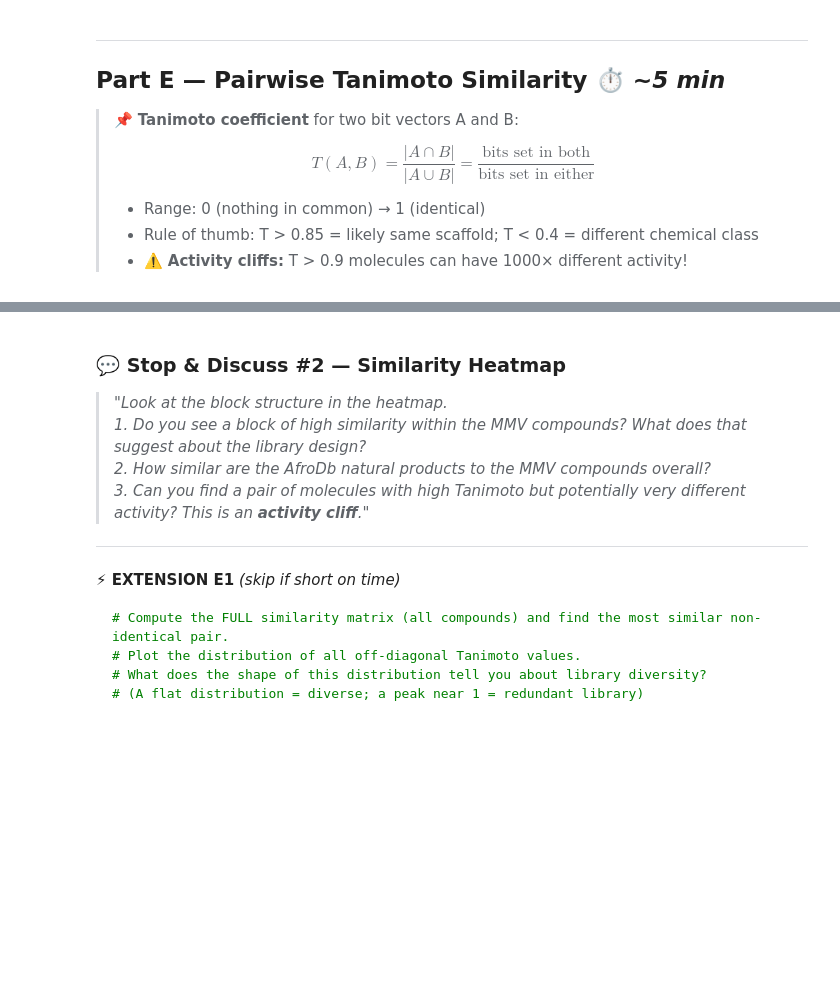
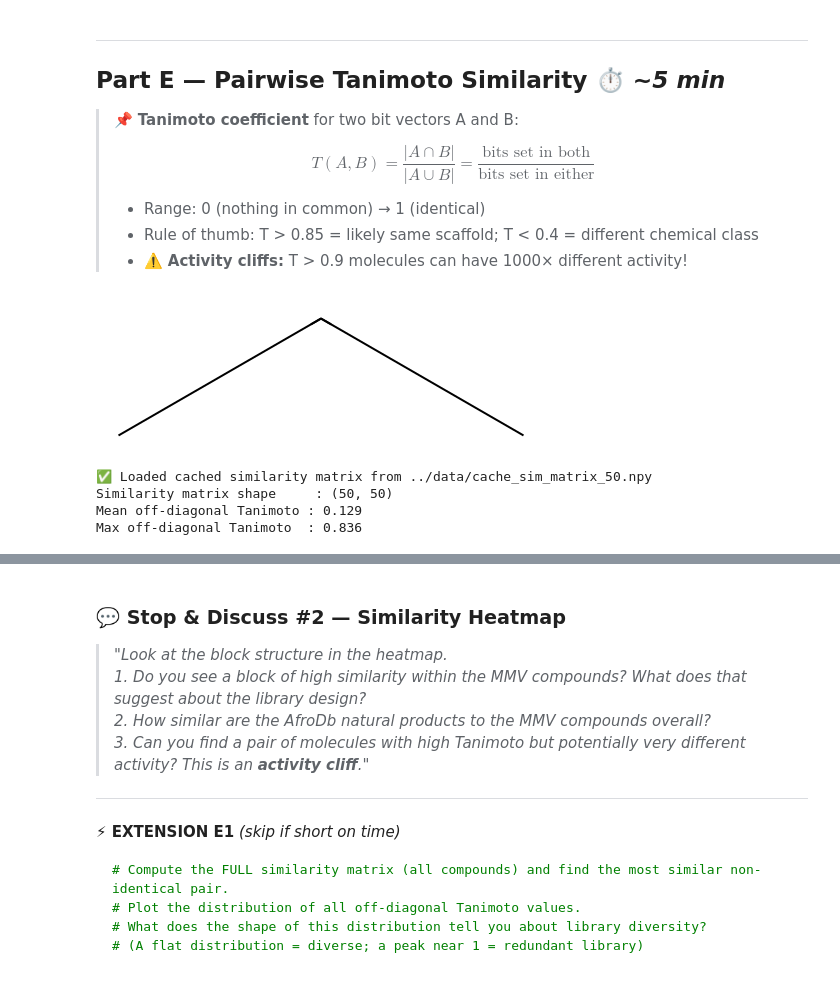
Before and after one commit to djoy4stem/caismd_2026_chemspeace_xplr, a Jupyter notebook: notebooks/caismd_2026_chemspace_xplr.ipynb, the cells around one changed output, grey strips where cells are left out. Drawn from its saved outputs; the diff is of its cells as text; code cells hidden in the pictures; blank space fills up the shorter version.

```diff
--- a/notebooks/caismd_2026_chemspace_xplr.ipynb
+++ b/notebooks/caismd_2026_chemspace_xplr.ipynb
@@ -531,6 +604,10 @@ print("   Note: scaling is needed for PCA (distances matter) but NOT for Tanimot
 > - Range: 0 (nothing in common) → 1 (identical)
 > - Rule of thumb: T > 0.85 = likely same scaffold; T < 0.4 = different chemical class
 > - ⚠️ **Activity cliffs:** T > 0.9 molecules can have 1000× different activity!
+# %%
+Chem.MolFromSmiles("CC=C".strip())
+# %% [output]
+[figure, added]
 # %%
 # ============================================================
 # CELL E1 — Build Tanimoto Similarity Matrix (50-molecule subset)
@@ -560,7 +637,7 @@ if os.path.exists(SIM_CACHE):
     print(f"✅ Loaded cached similarity matrix from {SIM_CACHE}")
 else:
     sim_matrix = np.array([
-        DataStructs.___(rdkit_fps_subset[i], rdkit_fps_subset)
+        DataStructs.BulkTanimotoSimilarity(rdkit_fps_subset[i], rdkit_fps_subset)
         for i in range(N_SUBSET)
     ])
     np.save(SIM_CACHE, sim_matrix)
@@ -569,6 +646,11 @@ else:
 print(f"Similarity matrix shape     : {sim_matrix.shape}")
 print(f"Mean off-diagonal Tanimoto : {sim_matrix[np.triu_indices(N_SUBSET, k=1)].mean():.3f}")
 print(f"Max off-diagonal Tanimoto  : {sim_matrix[np.triu_indices(N_SUBSET, k=1)].max():.3f}")
+# %% [output]
+✅ Loaded cached similarity matrix from ../data/cache_sim_matrix_50.npy
+Similarity matrix shape     : (50, 50)
+Mean off-diagonal Tanimoto : 0.129
+Max off-diagonal Tanimoto  : 0.836
 # %%
 # ============================================================
 # CELL E2 — Tanimoto Heatmap with Source Annotation
```
Also changed, not shown: parts of 20 cells of this notebook, 2 other files.
